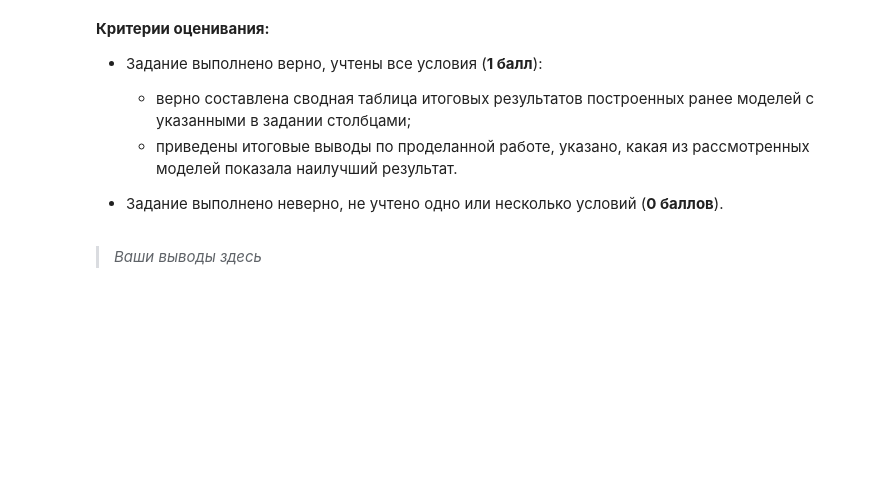
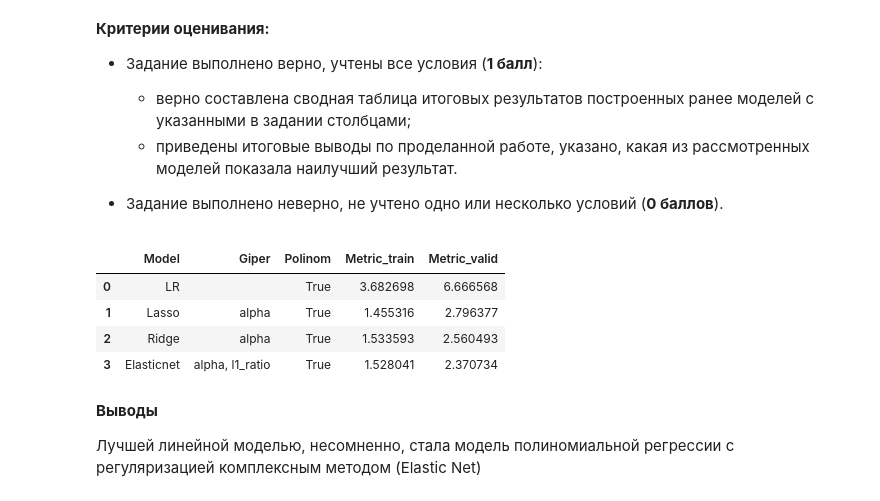
Before and after one commit to ElenaBask/Homework_SF, a Jupyter notebook: Project MATH_ML-2/MATHML-2. Practice.ipynb, the cells around one changed output. Drawn from its saved outputs; the diff is of its cells as text; code cells hidden in the pictures; blank space fills up the shorter version.

```diff
--- a/Project MATH_ML-2/MATHML-2. Practice.ipynb
+++ b/Project MATH_ML-2/MATHML-2. Practice.ipynb
@@ -645,0 +700,23 @@ MAPE на валидационных фолдах: 2.36 %
+# %%
+params = {
+    'alpha': list(np.linspace(0.01, 1, 10, dtype=float)),
+    'l1_ratio': list(np.linspace(0.01, 1, 10, dtype=float))
+    }
+random_search = RandomizedSearchCV(
+    estimator=ElasticNet(),
+    param_distributions=params,
+    cv=5,
+    n_iter = 10,
+    n_jobs = -1
+)
+random_search.fit(X, y)
+alpha_best = random_search.best_params_['alpha']
+ratio_best = random_search.best_params_['l1_ratio']
+
+elasticnet = ElasticNet(alpha=alpha_best, l1_ratio=ratio_best, max_iter=10000)
+# оцениваем качество модели на кросс-валидации
+cv_results = cross_validate(elasticnet, X, y, scoring='neg_mean_absolute_percentage_error', cv=5, return_train_score=True)
+mape_en_train = -cv_results['train_score'].mean()* 100
+mape_en_val = -cv_results['test_score'].mean() * 100
+print('MAPE на тренировочных данных: {:.2f} %'.format(mape_en_train))
+print('MAPE на валидационных данных: {:.2f} %'.format(mape_en_val))
@@ -669,2 +750,22 @@ MAPE на валидационных фолдах: 2.36 %
-# %% [markdown]
-> *Ваши выводы здесь*
+# %%
+data = {
+        'Model': ['LR', 'Lasso', 'Ridge', 'Elasticnet'],
+        'Giper': ['', 'alpha', 'alpha', 'alpha, l1_ratio'],
+        'Polinom': ['True', 'True', 'True', 'True'],
+        'Metric_train': [mape_lr_train, mape_ls_train, mape_rd_train, mape_en_train],
+        'Metric_valid': [mape_lr_val, mape_ls_val, mape_rd_val, mape_en_val]
+}
+
+# Содаём датафрейм
+df = pd.DataFrame(data)
+df
+# %% [output]
+|  | Model | Giper | Polinom | Metric_train | Metric_valid |
+| 0 | LR |  | True | 3.682698 | 6.666568 |
+| 1 | Lasso | alpha | True | 1.455316 | 2.796377 |
+| 2 | Ridge | alpha | True | 1.533593 | 2.560493 |
+| 3 | Elasticnet | alpha, l1_ratio | True | 1.528041 | 2.370734 |
+# %% [markdown]
+**Выводы**
+
+Лучшей линейной моделью, несомненно, стала модель полиномиальной регрессии с регуляризацией комплексным методом (Elastic Net)
```
Also changed, not shown: parts of 43 cells of this notebook.
